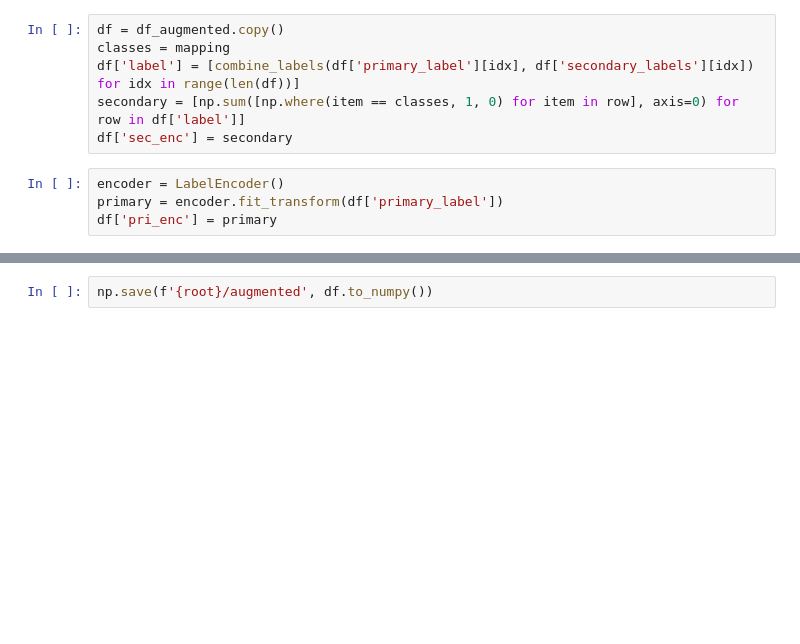
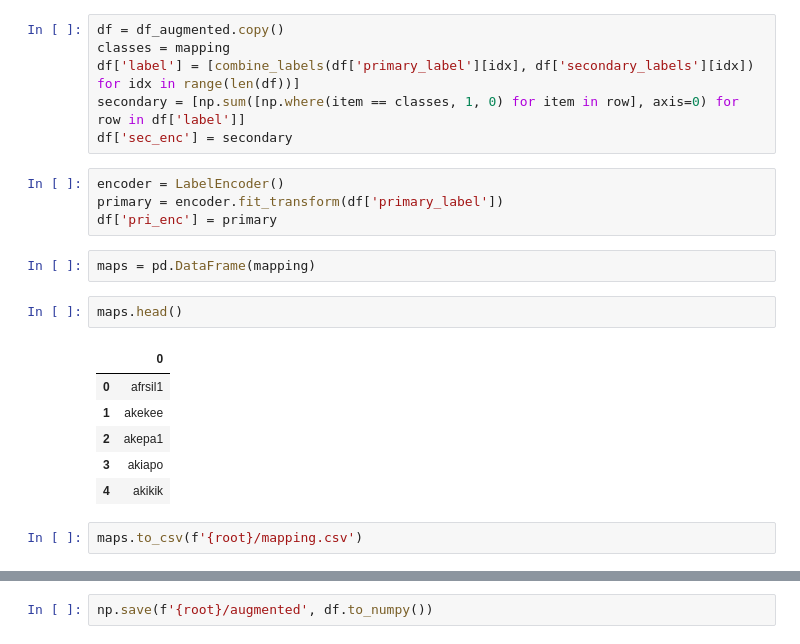
Before and after one commit to gakhromov/ai4good_birdclef, a Jupyter notebook: model/tester.ipynb, the cells around one changed output, grey strips where cells are left out. Cells and saved outputs as stored; diff of their text form; blank space fills up the shorter version.

```diff
--- a/model/tester.ipynb
+++ b/model/tester.ipynb
@@ -84,5 +94,18 @@ df['sec_enc'] = secondary
 encoder = LabelEncoder()
 primary = encoder.fit_transform(df['primary_label'])
 df['pri_enc'] = primary
+# %%
+maps = pd.DataFrame(mapping)
+# %%
+maps.head()
+# %% [output]
+|  | 0 |
+| 0 | afrsil1 |
+| 1 | akekee |
+| 2 | akepa1 |
+| 3 | akiapo |
+| 4 | akikik |
+# %%
+maps.to_csv(f'{root}/mapping.csv')
 # %%
 df['path'].to_numpy()
```
Also changed, not shown: parts of 12 cells of this notebook, 8 other files.
